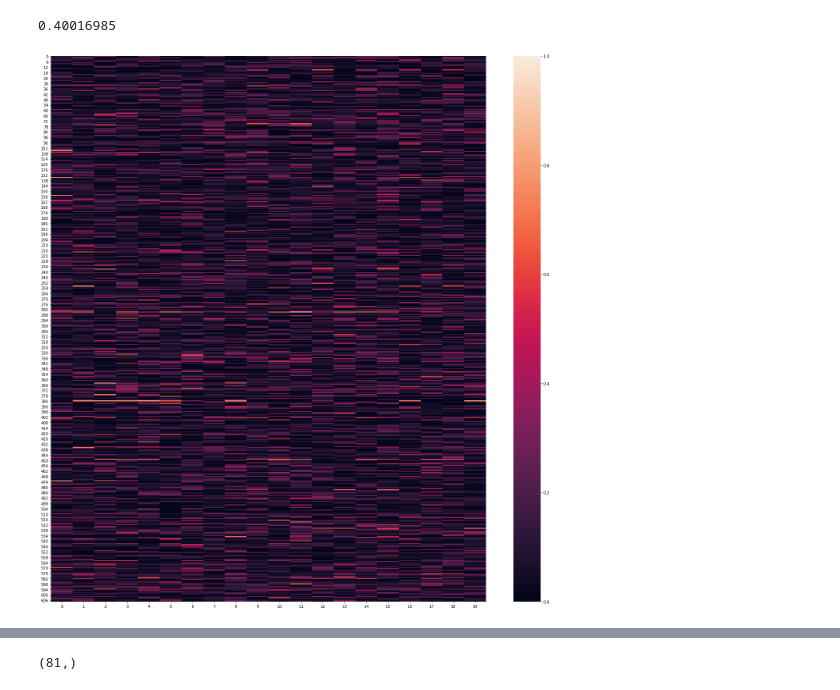
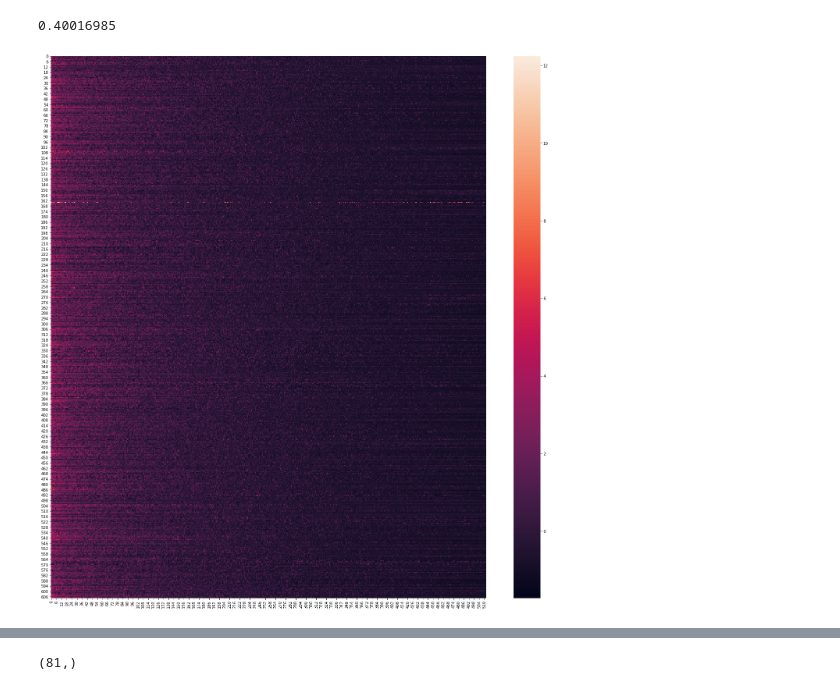
Before and after one commit to gabikadlecova/info-nas, a Jupyter notebook: notebooks/long_heatmaps.ipynb, the cells around one changed output, grey strips where cells are left out. Cells and saved outputs as stored; diff of their text form; code cells hidden in the pictures.

```diff
--- a/notebooks/long_heatmaps.ipynb
+++ b/notebooks/long_heatmaps.ipynb
@@ -254,15 +230,48 @@ jout = norm_out[norm_hash == norm_hash[396]]
 np.sum(np.mean((iout - jout) ** 2, axis=1))
 # %% [output]
 0.40016985
+# %%
+# normalize per net (per label)
+label = 0
+labelmap = labels == label
+
+norm_out = outputs.copy()
+
+before = False
+
+if before:
+    norm_hash = hashes[labelmap]
+    norm_out = norm_out[labelmap]
+    norm_ref = ref_ids[labelmap]
+else:
+    norm_hash = hashes
+    norm_ref = ref_ids
+
+for i, net_hash in enumerate(np.unique(norm_hash)):
+    hmax = norm_out[norm_hash == net_hash].max()
+
+    hmean = norm_out[norm_hash == net_hash].mean()
+    hstd = norm_out[norm_hash == net_hash].std()
+
+    #norm_out[norm_hash == net_hash] /= hmax
+    norm_out[norm_hash == net_hash] = (norm_out[norm_hash == net_hash] - hmean) / hstd
+
+if not before:
+    norm_hash = hashes[labelmap]
+    norm_out = norm_out[labelmap]
+    norm_ref = ref_ids[labelmap]
 # %%
+import matplotlib.pyplot as plt
+import seaborn as sns
+
 plt.figure(figsize=(20,20))
-sns.heatmap(norm_out[norm_ref == norm_ref[0]][:, :20])
+sns.heatmap(norm_out[norm_ref == norm_ref[0]])
 plt.tight_layout()
 plt.savefig(f"heatmap_all-nets_all-data_label-{label}.png")
 plt.show()
 plt.close()
 # %% [output]
-[figure, old version]
+[figure, new version]
 # %%
 # ted je 1
 all_hashes = np.unique(norm_hash)
```
Also changed, not shown: parts of 6 cells of this notebook, 2 other files.
